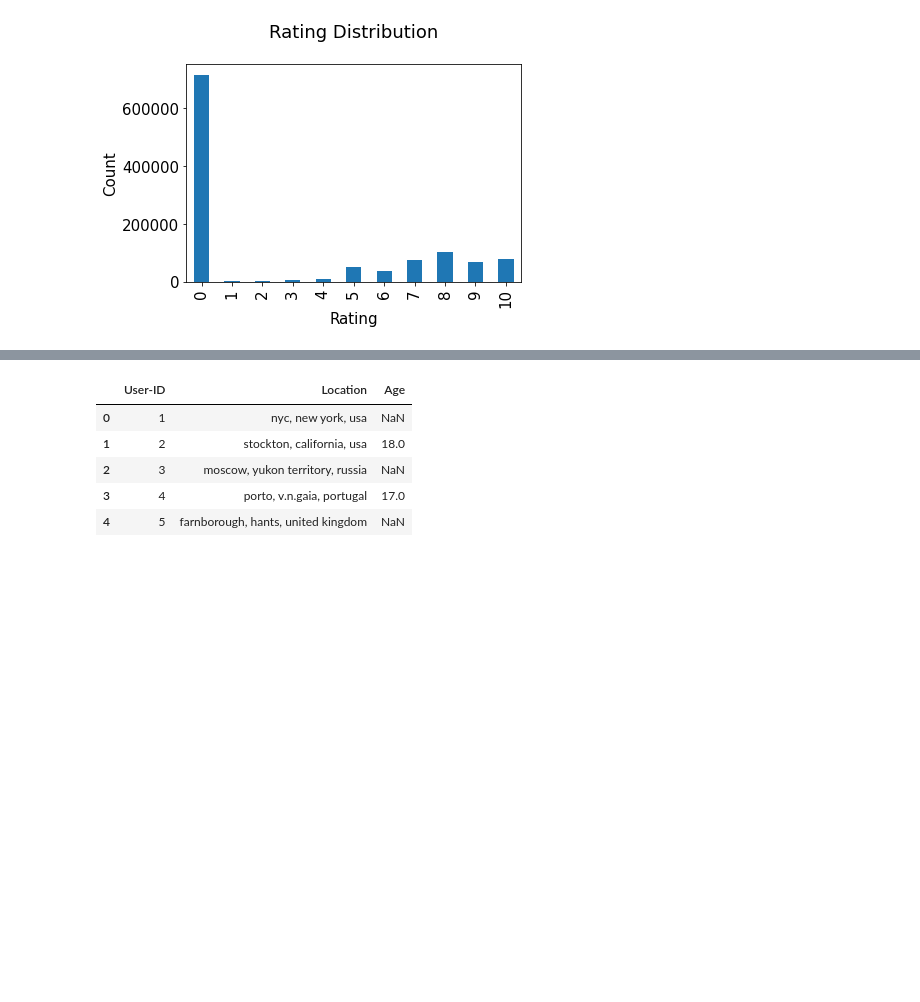
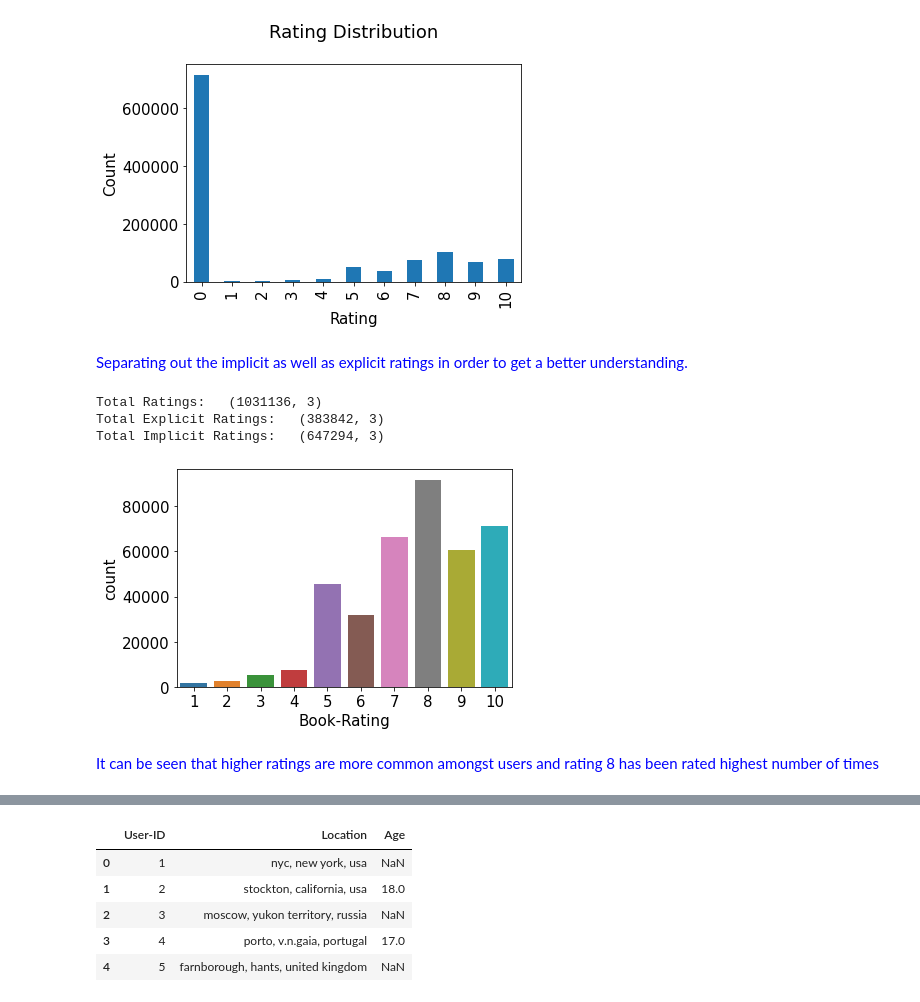
Before and after one commit to rohanroney/Book-Recommendation-System, a Jupyter notebook: Book_Recommendation_System.ipynb, the cells around one changed output, grey strips where cells are left out. Drawn from its saved outputs; the diff is of its cells as text; code cells hidden in the pictures; blank space fills up the shorter version.

```diff
--- a/Book_Recommendation_System.ipynb
+++ b/Book_Recommendation_System.ipynb
@@ -311,0 +323,3 @@ ratings.shape
+# %%
+# Only taking those ratings for which books are present
+ratings_new = ratings[ratings.ISBN.isin(books.ISBN)]
@@ -311,0 +332,3 @@ ratings.shape
+# %%
+# Only taking those ratings for which users are present
+ratings_new = ratings_new[ratings_new["User-ID"].isin(users['User-ID'])]
@@ -321,6 +350,28 @@ plt.ylabel('Count')
 plt.show()
 # %% [output]
 [figure]
+# %% [markdown]
+<font color = 'blue'> Separating out the implicit as well as explicit ratings in order to get a better understanding.
+# %%
+#Hence segragating implicit and explict ratings datasets
+ratings_explicit = ratings_new[ratings_new['Book-Rating'] != 0]
+ratings_implicit = ratings_new[ratings_new['Book-Rating'] == 0]
+# %%
+#checking shapes
+print("Total Ratings:  ",ratings_new.shape)
+print("Total Explicit Ratings:  ",ratings_explicit.shape)
+print("Total Implicit Ratings:  ",ratings_implicit.shape)
+# %% [output]
+Total Ratings:   (1031136, 3)
+Total Explicit Ratings:   (383842, 3)
+Total Implicit Ratings:   (647294, 3)
+# %%
+sns.countplot(data=ratings_explicit , x='Book-Rating')
+plt.show()
+# %% [output]
+[figure, added]
+# %% [markdown]
+<font color='blue'> It can be seen that higher ratings are more common amongst users and rating 8 has been rated highest number of times
 # %% [markdown]
 <font color='blue'>
 # %%
```
Also changed, not shown: parts of 37 cells of this notebook.
